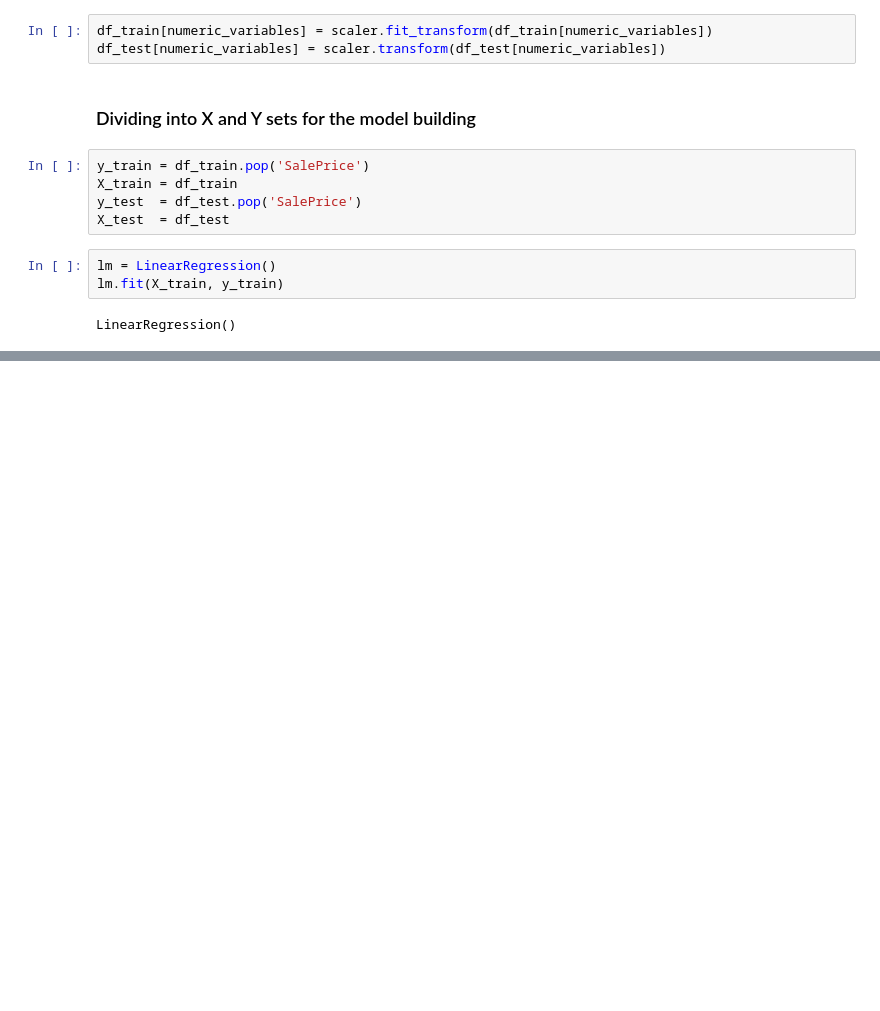
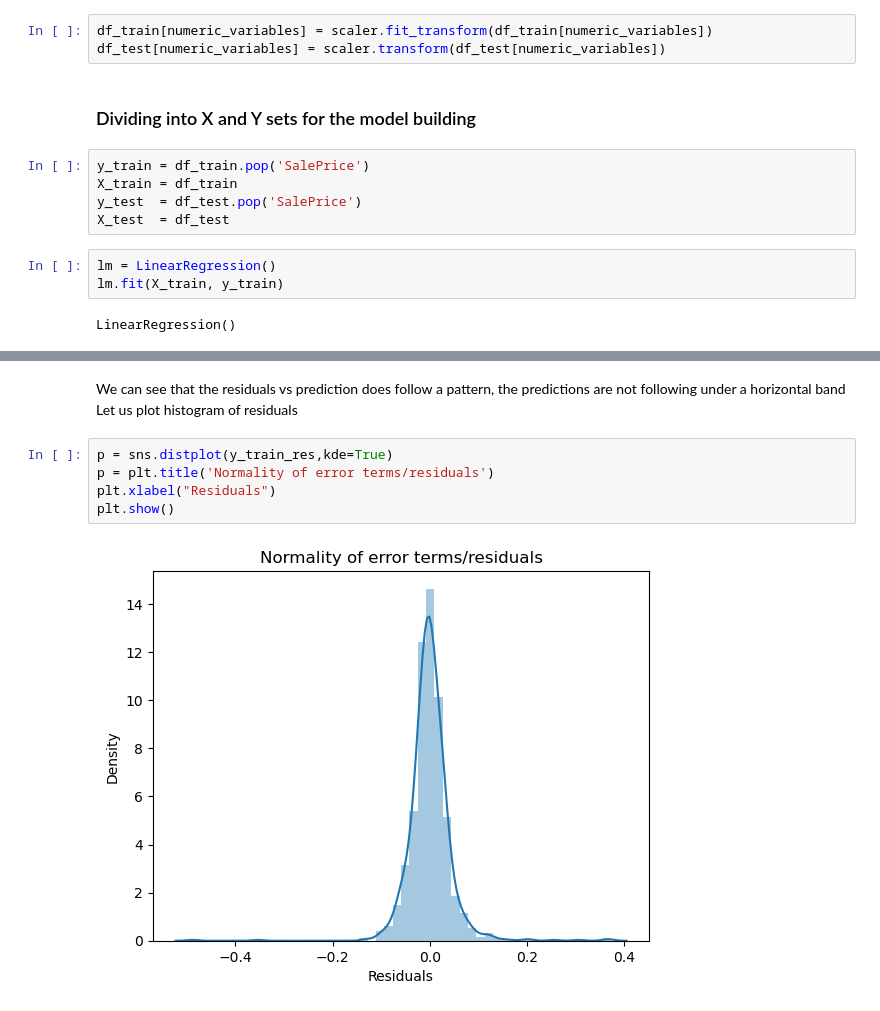
Before and after one commit to rasikasonar/AdvancedRegressionAssignment, a Jupyter notebook: AdvancedRegressionAssignment.ipynb, the cells around one changed output, grey strips where cells are left out. Drawn from its saved outputs; the diff is of its cells as text; blank space fills up the shorter version.

```diff
--- a/AdvancedRegressionAssignment.ipynb
+++ b/AdvancedRegressionAssignment.ipynb
@@ -385,0 +350,10 @@ metric.append("mse_test_lr {}".format(mse_test_lr**0.5))
+# %% [markdown]
+We can see that the residuals vs prediction does follow a pattern, the predictions are not following under a horizontal band
+Let us plot histogram of residuals
+# %%
+p = sns.distplot(y_train_res,kde=True)
+p = plt.title('Normality of error terms/residuals')
+plt.xlabel("Residuals")
+plt.show()
+# %% [output]
+[figure, added]
```
Also changed, not shown: parts of 46 cells of this notebook.
